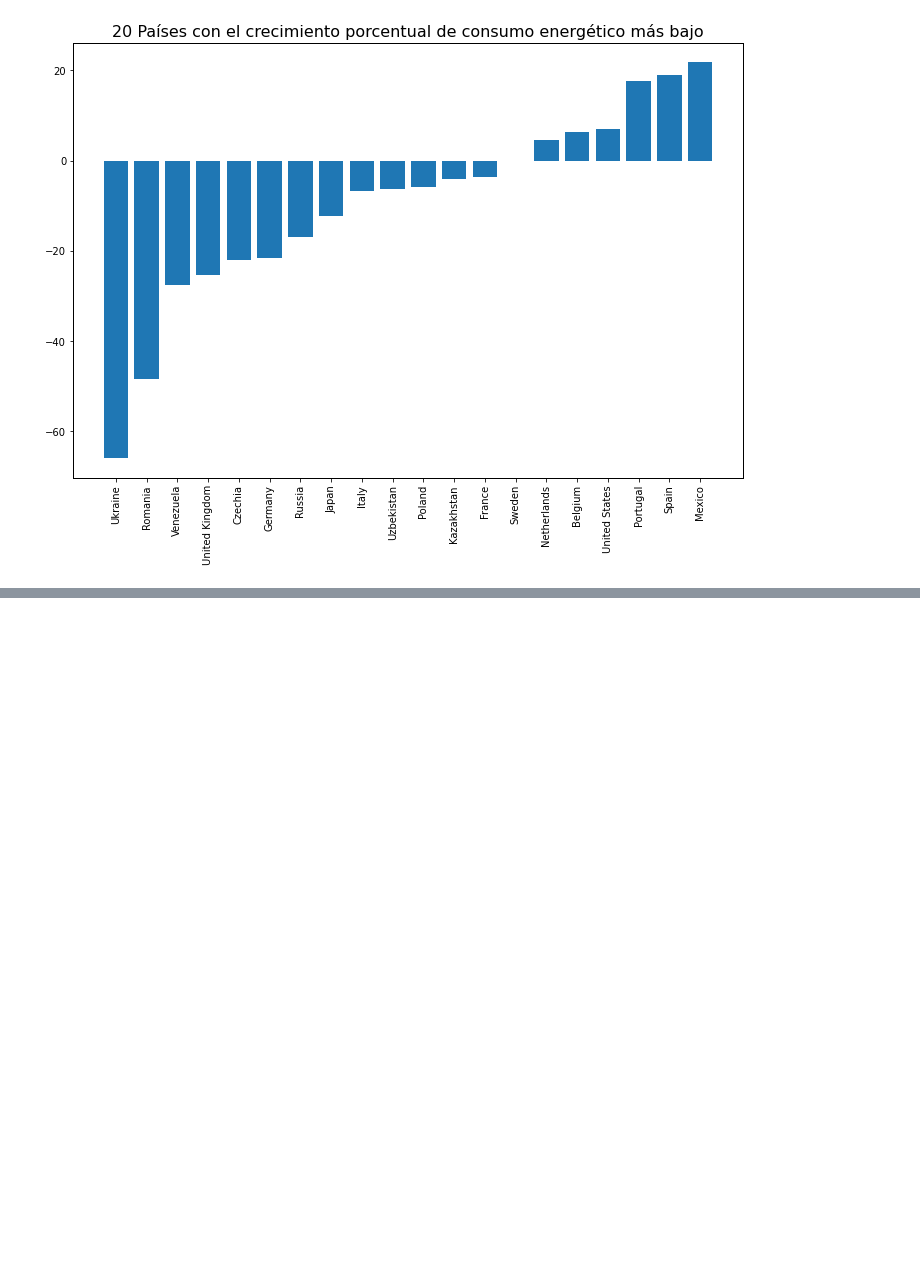
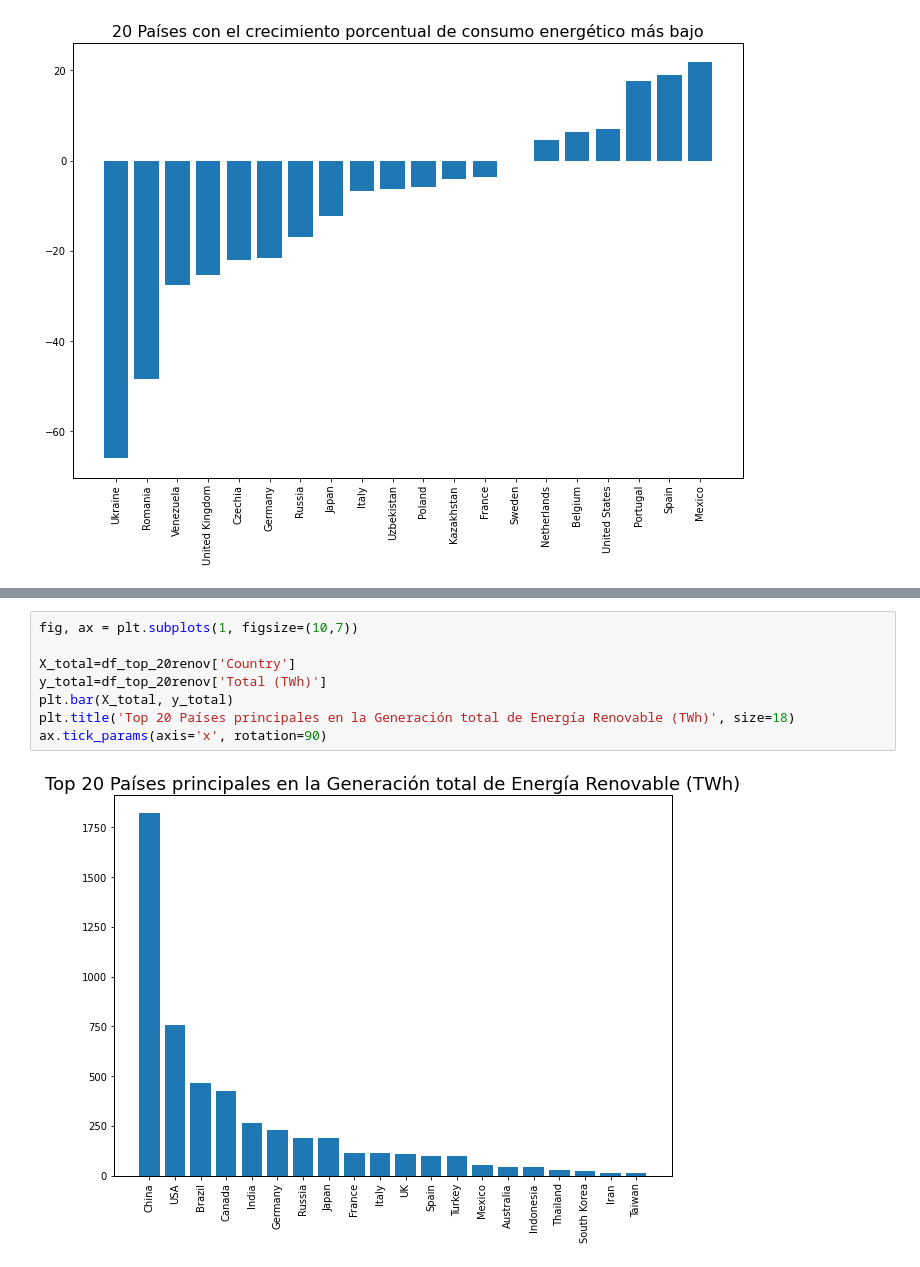
Before and after one commit to malvaradogcode/ProyectBootcamp, a Jupyter notebook: src/eda.ipynb, the cells around one changed output, grey strips where cells are left out. Drawn from its saved outputs; the diff is of its cells as text; blank space fills up the shorter version.

```diff
--- a/src/eda.ipynb
+++ b/src/eda.ipynb
@@ -442,0 +496,10 @@ plt.bar(Xpct, ypct)
+# %%
+fig, ax = plt.subplots(1, figsize=(10,7))
+
+X_total=df_top_20renov['Country']
+y_total=df_top_20renov['Total (TWh)']
+plt.bar(X_total, y_total)
+plt.title('Top 20 Países principales en la Generación total de Energía Renovable (TWh)', size=18)
+ax.tick_params(axis='x', rotation=90)
+# %% [output]
+[figure, added]
```
Also changed, not shown: parts of 14 cells of this notebook, 1 other file.
